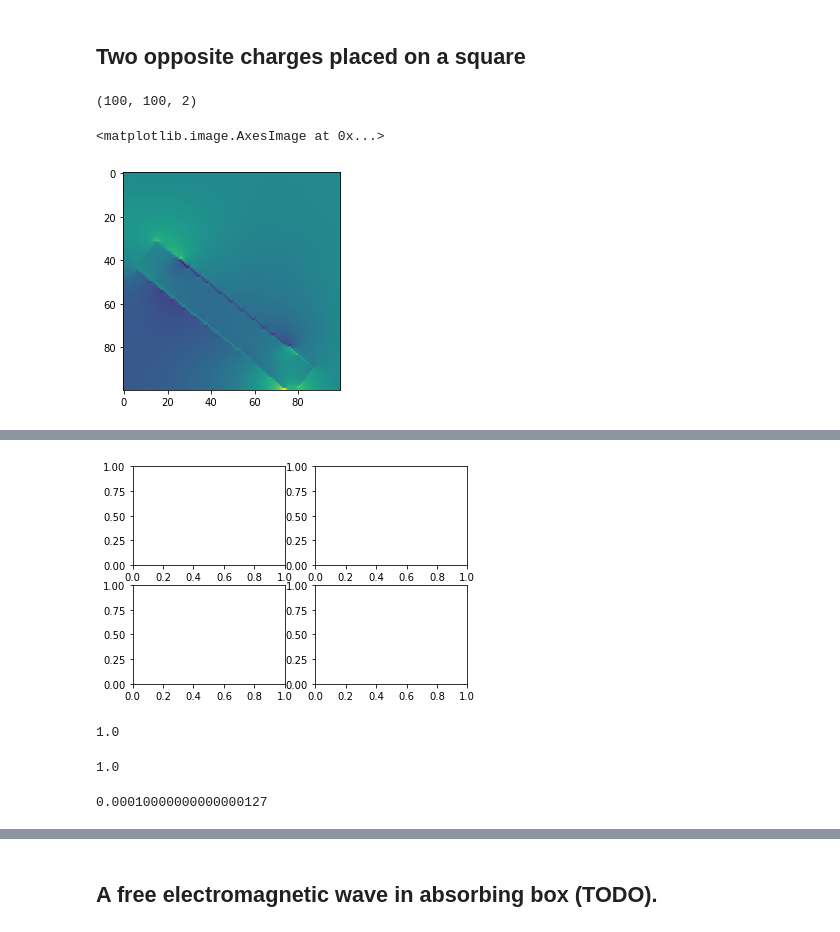
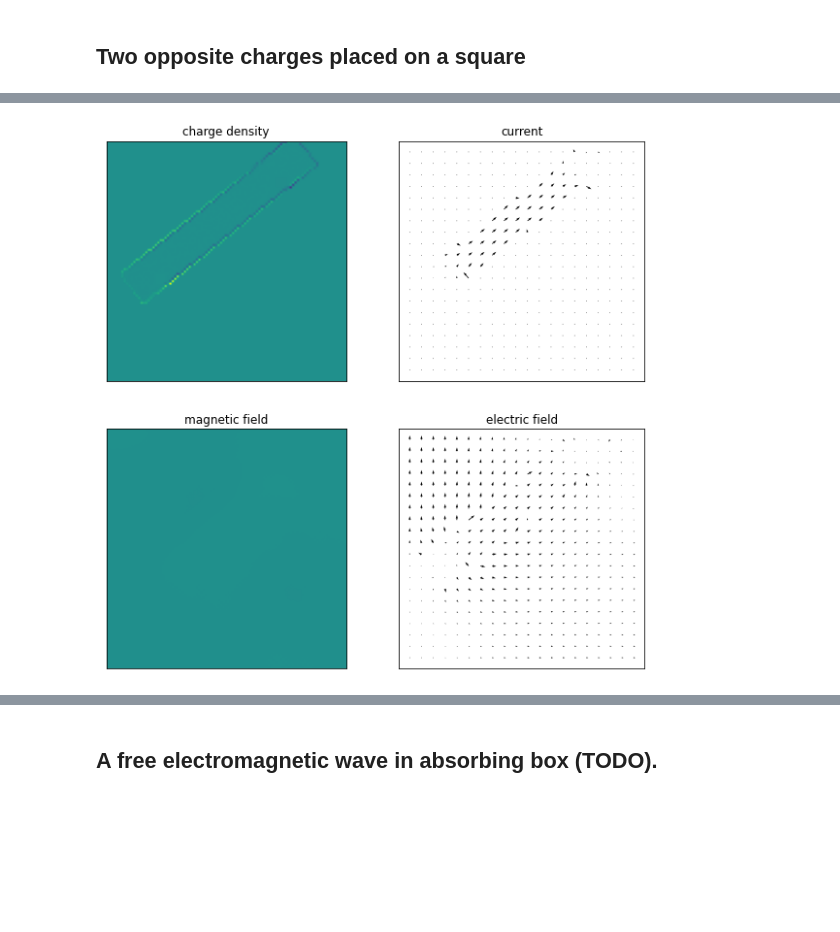
Before and after one commit to OliverSkocek/maxwell, a Jupyter notebook: notebooks/maxwell_2d_notebook.ipynb, the cells around one changed output, grey strips where cells are left out. Saved outputs shown, nothing was run; the diff lists cells and outputs as text; code cells hidden in the pictures; blank space fills up the shorter version.

```diff
--- a/notebooks/maxwell_2d_notebook.ipynb
+++ b/notebooks/maxwell_2d_notebook.ipynb
@@ -38,7 +41,7 @@ B, E, I, p = mwell.evolve(magnetic_field_callable,
 ## Two opposite charges placed on a square
 # %%
 def conductivity(x, y):
-    return 12 if y < 0.8*x + 0.4 and y > 0.8*x  + 0.2 and 0.8*y > -x + 0.4 and 0.8*y < -x + 1.6 else 0.0
+    return 1 if y < 0.8*x + 0.4 and y > 0.8*x  + 0.2 and 0.8*y > -x + 0.4 and 0.8*y < -x + 1.6 else 0.0
 # %%
 mwell = Maxwell2DFiniteDifference(mesh_size=0.01, step_size=1e-3, frame_rate=60,
                                   conductivity=lambda x,y: conductivity(x,y),
@@ -47,22 +50,13 @@ mwell = Maxwell2DFiniteDifference(mesh_size=0.01, step_size=1e-3, frame_rate=60,
 charge_density_callable = lambda x, y: 1.0 if 0.2<x<0.25 and 0.4<y<0.45 else -1.0 if 0.7<x<0.75 and 0.8<y<0.85 else 0.0
 electric_field_callable = lambda x,y: np.zeros((2,))
 magnetic_field_callable = lambda x, y: 0.0
-# %%
-E.shape
-# %% [output]
-(100, 100, 2)
-# %%
-plt.imshow(E[:,:,1])
-# %% [output]
-<matplotlib.image.AxesImage at 0x...>
-[figure, removed]
 # %%
 B, E, I, p = mwell.evolve(magnetic_field_callable,
                           electric_field_callable,
                           charge_density_callable,
-                          integration_period=0,
+                          integration_period=5,
                           order=2,
                           video=True)
 # %% [output]
 [interactive output not drawn]
-[figure, old version]
+[figure, new version]
@@ -76,12 +62,0 @@ rr=convolution(E.reshape(1, N, N, 2).astype(np.float64) * mwell.mesh_size, mwell
-# %%
-np.max(r)
-# %% [output]
-1.0
-# %%
-np.max(p)
-# %% [output]
-1.0
-# %%
-np.max(rr)
-# %% [output]
-0.00010000000000000127
```
Also changed, not shown: parts of 8 cells of this notebook, 1 other file.
